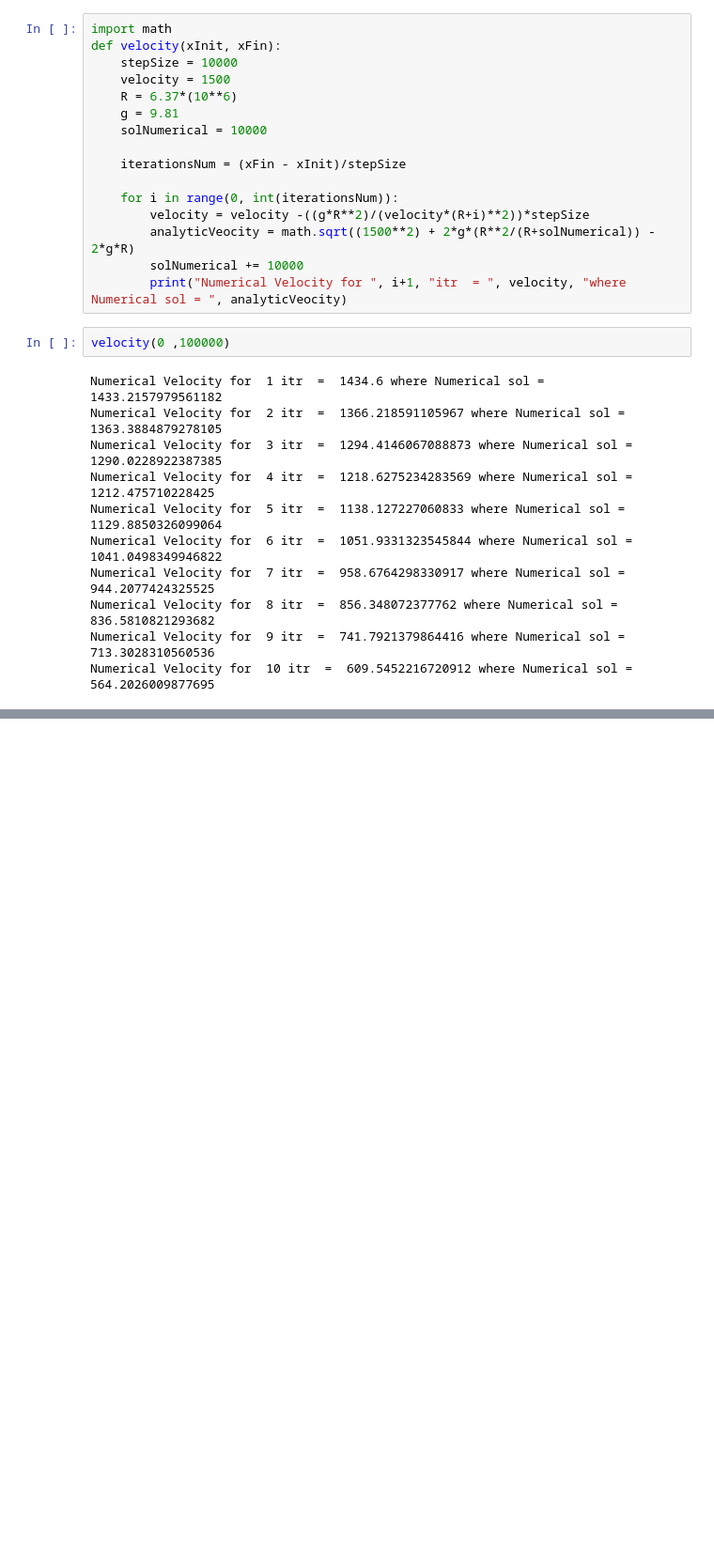
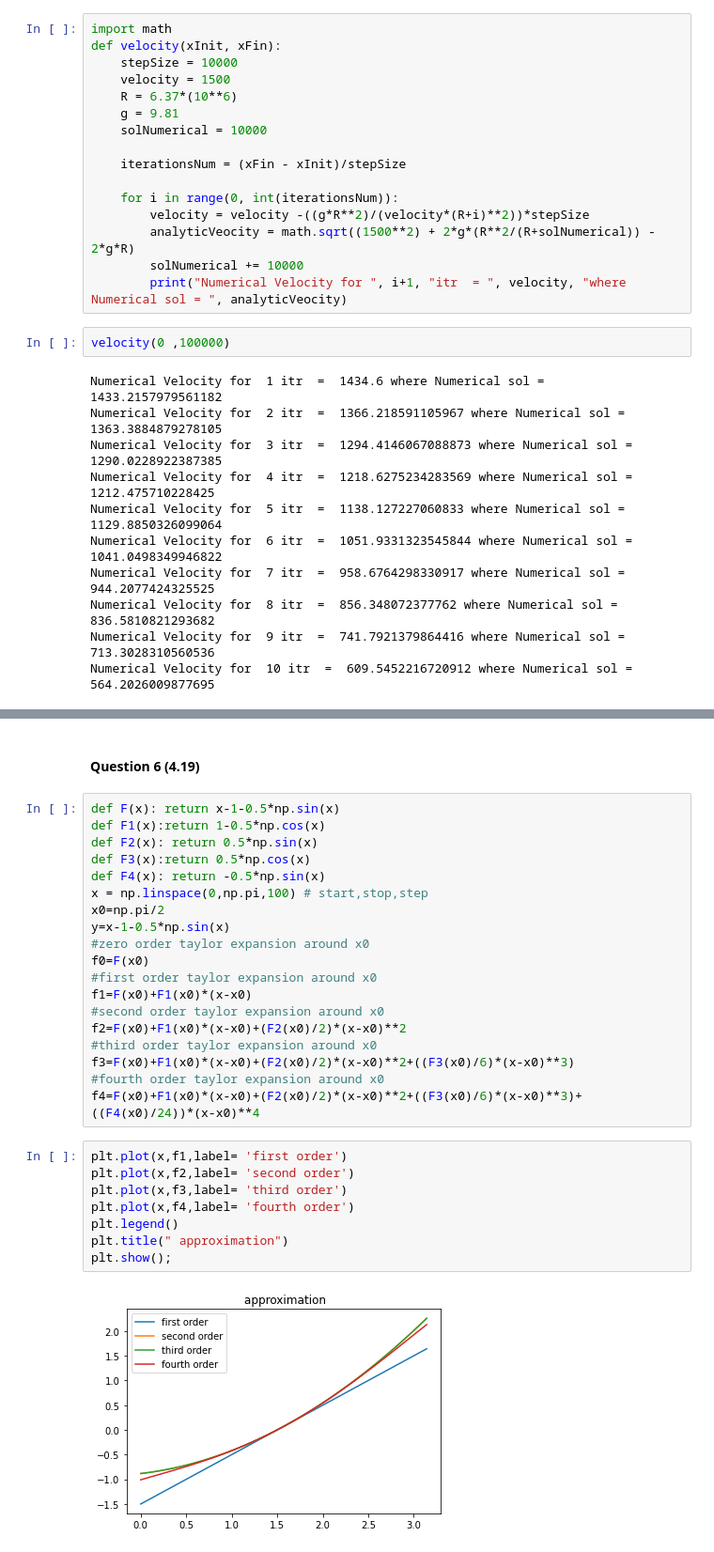
Before and after one commit to 1brahimmohamed/2nd-year-assignments, a Jupyter notebook: Numerical Methods Assignment 1/Task 1.ipynb, the cells around one changed output, grey strips where cells are left out. Shown: that part at 94% size. Drawn from its saved outputs; the diff is of its cells as text; blank space fills up the shorter version.

```diff
--- a/Numerical Methods Assignment 1/Task 1.ipynb
+++ b/Numerical Methods Assignment 1/Task 1.ipynb
@@ -148,0 +175,31 @@ Numerical Velocity for  10 itr  =  609.5452216720912 where Numerical sol =  564.
+# %% [markdown]
+#### <strong>Question 6 (4.19)</strong>
+# %%
+def F(x): return x-1-0.5*np.sin(x)
+def F1(x):return 1-0.5*np.cos(x)
+def F2(x): return 0.5*np.sin(x)
+def F3(x):return 0.5*np.cos(x)
+def F4(x): return -0.5*np.sin(x)
+x = np.linspace(0,np.pi,100) # start,stop,step
+x0=np.pi/2
+y=x-1-0.5*np.sin(x)
+#zero order taylor expansion around x0
+f0=F(x0)
+#first order taylor expansion around x0
+f1=F(x0)+F1(x0)*(x-x0)
+#second order taylor expansion around x0
+f2=F(x0)+F1(x0)*(x-x0)+(F2(x0)/2)*(x-x0)**2
+#third order taylor expansion around x0
+f3=F(x0)+F1(x0)*(x-x0)+(F2(x0)/2)*(x-x0)**2+((F3(x0)/6)*(x-x0)**3)
+#fourth order taylor expansion around x0
+f4=F(x0)+F1(x0)*(x-x0)+(F2(x0)/2)*(x-x0)**2+((F3(x0)/6)*(x-x0)**3)+((F4(x0)/24))*(x-x0)**4
+# %%
+plt.plot(x,f1,label= 'first order')
+plt.plot(x,f2,label= 'second order')
+plt.plot(x,f3,label= 'third order')
+plt.plot(x,f4,label= 'fourth order')
+plt.legend()
+plt.title(" approximation")
+plt.show();
+# %% [output]
+[figure, added]
```
Also changed, not shown: parts of 29 cells of this notebook, 2 other files.
